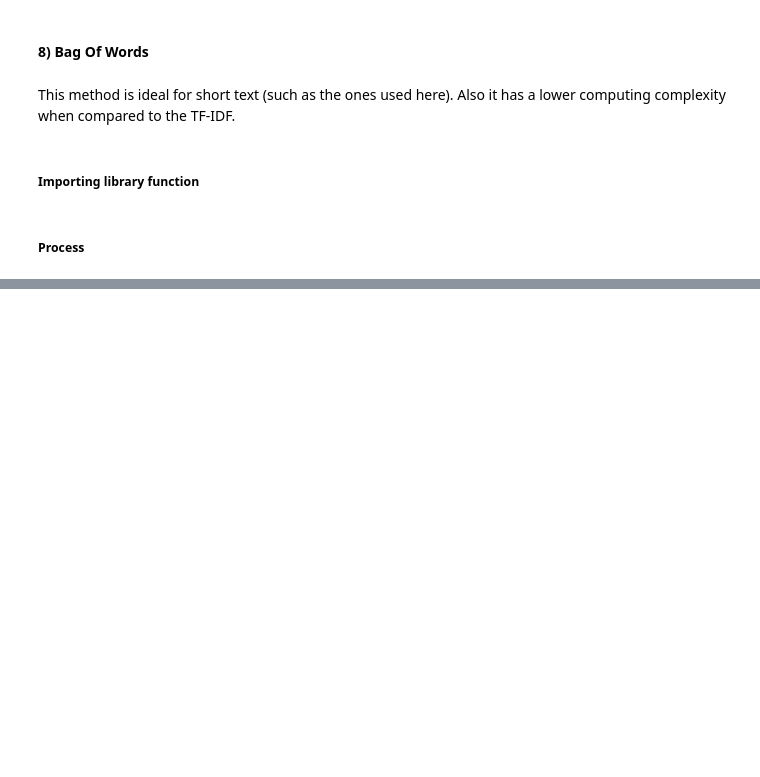
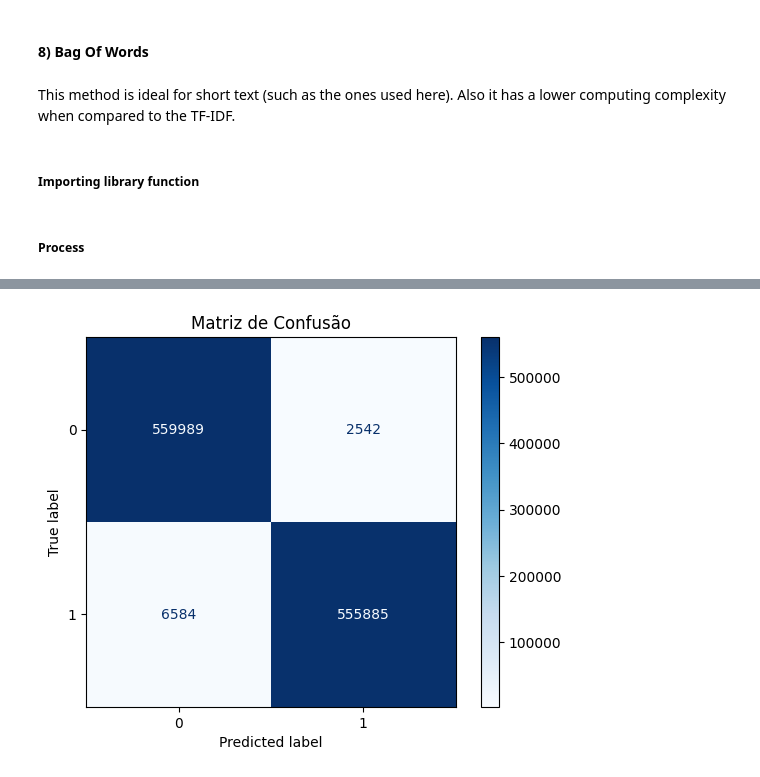
Before and after one commit to R-Stanz/exercises_2025, a Jupyter notebook: playground/NLP/sentiments.ipynb, the cells around one changed output, grey strips where cells are left out. Saved outputs shown, nothing was run; the diff lists cells and outputs as text; code cells hidden in the pictures; blank space fills up the shorter version.

```diff
--- a/playground/NLP/sentiments.ipynb
+++ b/playground/NLP/sentiments.ipynb
@@ -183,4 +184,4 @@ from sklearn.feature_extraction.text import CountVectorizer
 ##### Process
 # %%
 cv = CountVectorizer()
-X = cv.fit_transform(data_treino['stemmed'])
+X = cv.fit_transform(df['stemmed'])
@@ -186,0 +196,2 @@ X = cv.fit_transform(data_treino['stemmed'])
+# %%
+X_train, X_test, Y_train, Y_test = train_test_split(X, df['approval'], random_state=777)
@@ -186,0 +206,3 @@ X = cv.fit_transform(data_treino['stemmed'])
+# %%
+classifier = MultinomialNB()
+classifier.fit(X_train, Y_train)
@@ -186,0 +213,2 @@ X = cv.fit_transform(data_treino['stemmed'])
+# %%
+Y_prediction = classifier.predict(X_test)
@@ -186,0 +239,8 @@ X = cv.fit_transform(data_treino['stemmed'])
+# %%
+conf_matrix = confusion_matrix(Y_test, Y_prediction)
+disp = ConfusionMatrixDisplay(confusion_matrix=conf_matrix, display_labels=classifier.classes_)
+disp.plot(cmap=plt.cm.Blues)
+plt.title("Matriz de Confusão")
+plt.show()
+# %% [output]
+[figure, added]
```
Also changed, not shown: parts of 22 cells of this notebook.
